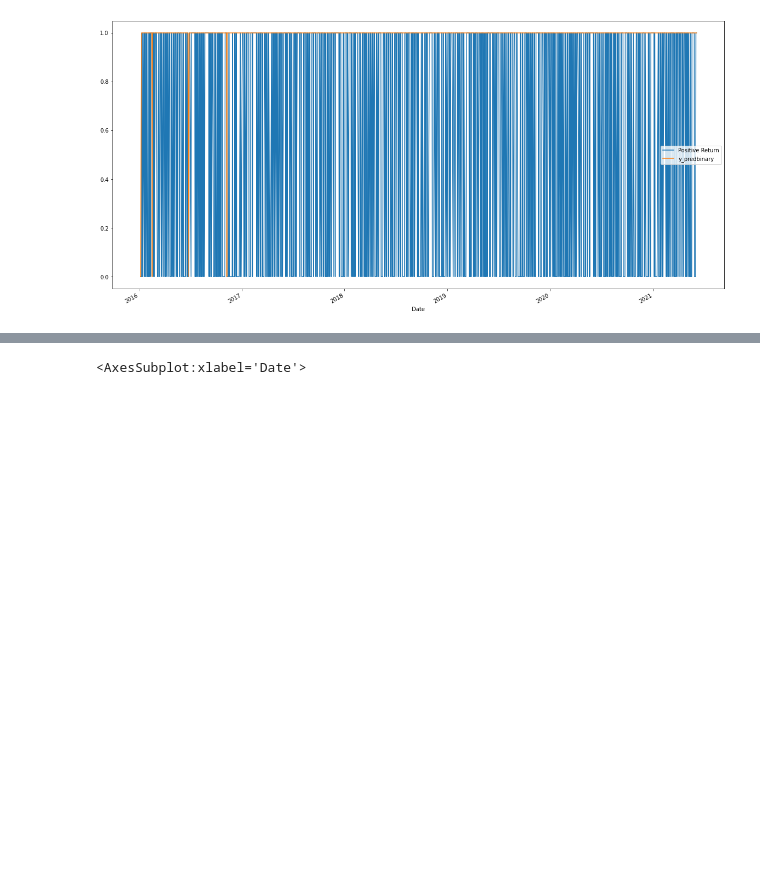
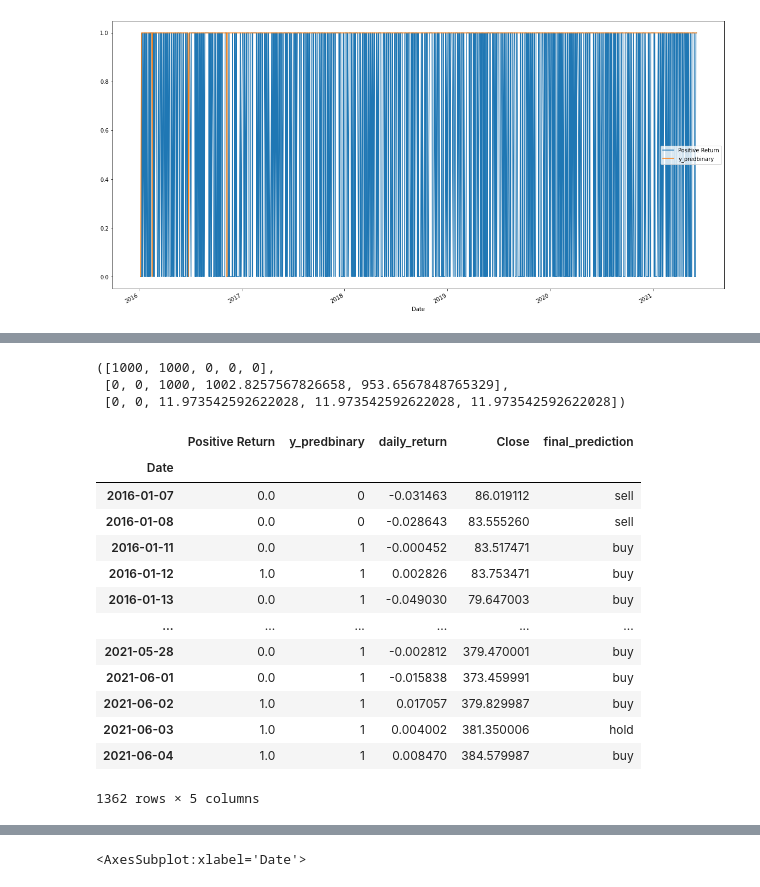
Before and after one commit to scolpan/etf_ml, a Jupyter notebook: InitialETF.ipynb, the cells around one changed output, grey strips where cells are left out. Saved outputs shown, nothing was run; the diff lists cells and outputs as text; code cells hidden in the pictures; blank space fills up the shorter version.

```diff
--- a/InitialETF.ipynb
+++ b/InitialETF.ipynb
@@ -539,3 +542,19 @@ f1_score(fl_df['Positive Return'], fl_df['y_predbinary'])
 0.7149621212121211
 # %%
 import matplotlib.pyplot as plt
+# %%
+def assign_threshold(x):
+
+    if x < 0.2:
+
+        return 'sell'
+
+    elif x >= 0.2 and x < 0.5:
+
+        return 'hold'
+
+    else:
+
+        return 'buy'
+# %%
+fl_df['final_prediction'] = fl_df['predictions'].apply(assign_threshold)
@@ -631,8 +674,8 @@ results.plot(figsize=(20, 10))
 # %%
 results['daily_return'] = sig_df['daily_return']
 
-
-#sig_df
+results['Close'] = sig_df['Close']
+results['final_prediction'] = fl_df['final_prediction']
 # %% [output]
 A value is trying to be set on a copy of a slice from a DataFrame.
 Try using .loc[row_indexer,col_indexer] = value instead
@@ -641,0 +735,23 @@ See the caveats in the documentation: https://pandas.pydata.org/pandas-docs/stab
+# %%
+wallet_history,equity_history,num_stocks_history
+# %% [output]
+([1000, 1000, 0, 0, 0],
+ [0, 0, 1000, 1002.8257567826658, 953.6567848765329],
+ [0, 0, 11.973542592622028, 11.973542592622028, 11.973542592622028])
+# %%
+results
+# %% [output]
+|  | Positive Return | y_predbinary | daily_return | Close | final_prediction |
+| Date |  |  |  |  |  |
+| 2016-01-07 | 0.0 | 0 | -0.031463 | 86.019112 | sell |
+| 2016-01-08 | 0.0 | 0 | -0.028643 | 83.555260 | sell |
+| 2016-01-11 | 0.0 | 1 | -0.000452 | 83.517471 | buy |
+| 2016-01-12 | 1.0 | 1 | 0.002826 | 83.753471 | buy |
+| 2016-01-13 | 0.0 | 1 | -0.049030 | 79.647003 | buy |
+| ... | ... | ... | ... | ... | ... |
+| 2021-05-28 | 0.0 | 1 | -0.002812 | 379.470001 | buy |
+| 2021-06-01 | 0.0 | 1 | -0.015838 | 373.459991 | buy |
+| 2021-06-02 | 1.0 | 1 | 0.017057 | 379.829987 | buy |
+| 2021-06-03 | 1.0 | 1 | 0.004002 | 381.350006 | hold |
+| 2021-06-04 | 1.0 | 1 | 0.008470 | 384.579987 | buy |
+1362 rows × 5 columns
```
Also changed, not shown: parts of 9 cells of this notebook.
